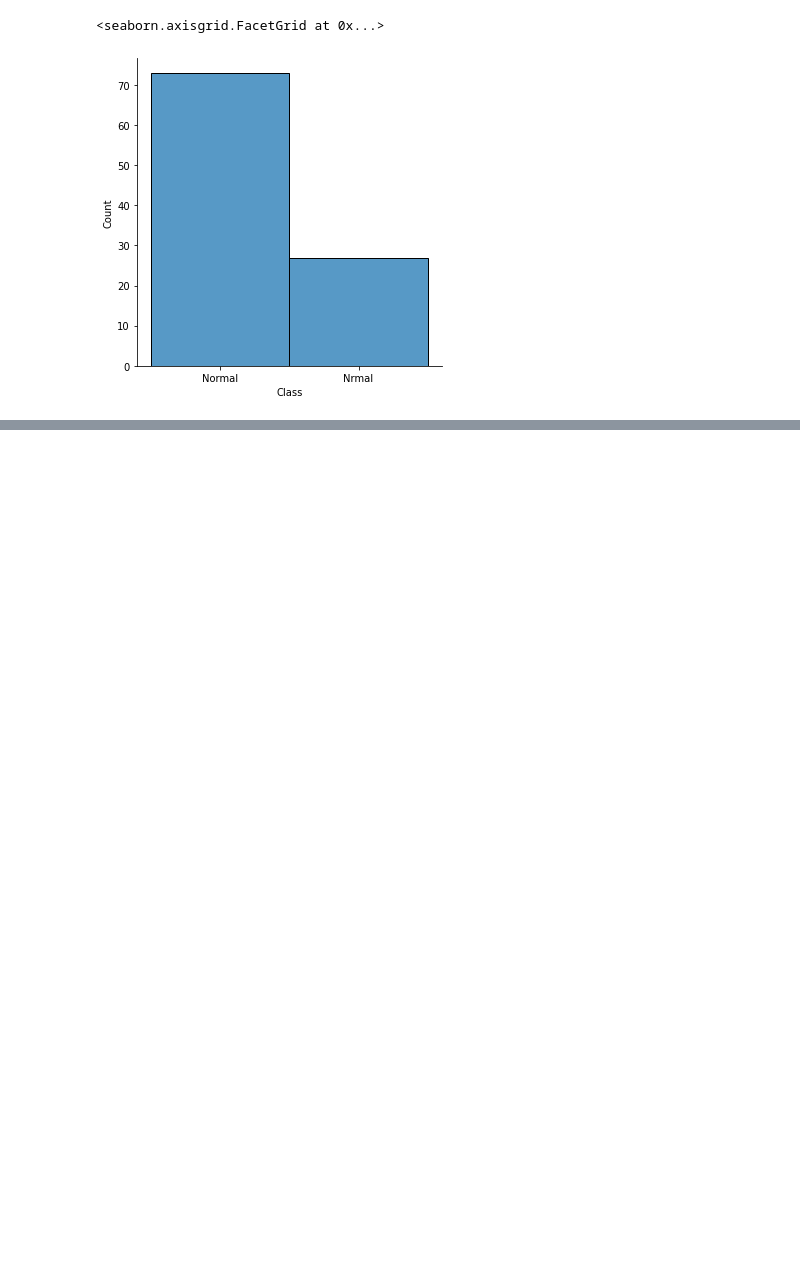
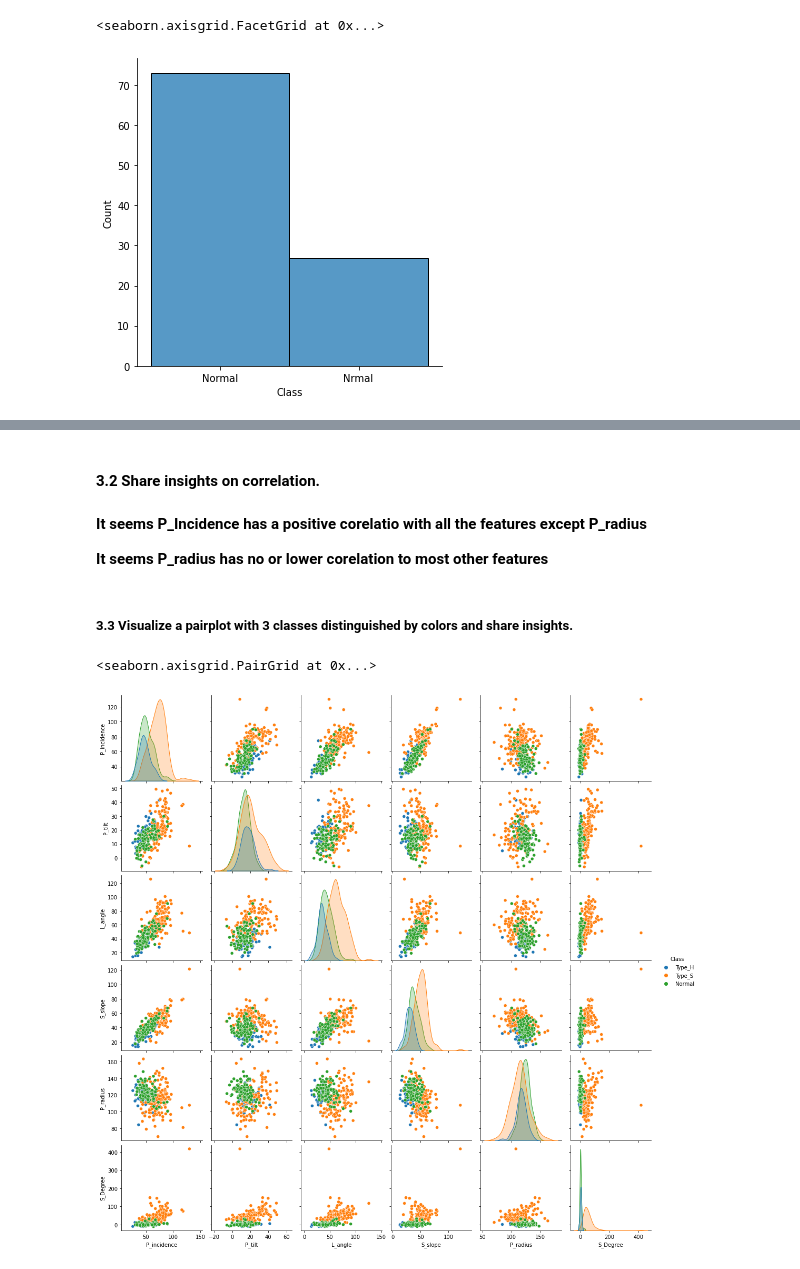
Before and after one commit to MohitBansal9013/AIML-Supervised-Learning, a Jupyter notebook: Supervised Learning Project.ipynb, the cells around one changed output, grey strips where cells are left out. Cells and saved outputs as stored; diff of their text form; code cells hidden in the pictures; blank space fills up the shorter version.

```diff
--- a/Supervised Learning Project.ipynb
+++ b/Supervised Learning Project.ipynb
@@ -162,0 +251,13 @@ sns.displot(type_normal.Class)
+# %% [markdown]
+#### 3.2 Share insights on correlation.
+# %% [markdown]
+<b>It seems P_Incidence has a positive corelatio with all the features except P_radius</b>
+
+<b>It seems P_radius has no or lower corelation to most other features</b>
+# %% [markdown]
+##### 3.3 Visualize a pairplot with 3 classes distinguished by colors and share insights.
+# %%
+sns.pairplot(df, hue='Class')
+# %% [output]
+<seaborn.axisgrid.PairGrid at 0x...>
+[figure, added]
```
Also changed, not shown: parts of 23 cells of this notebook.
